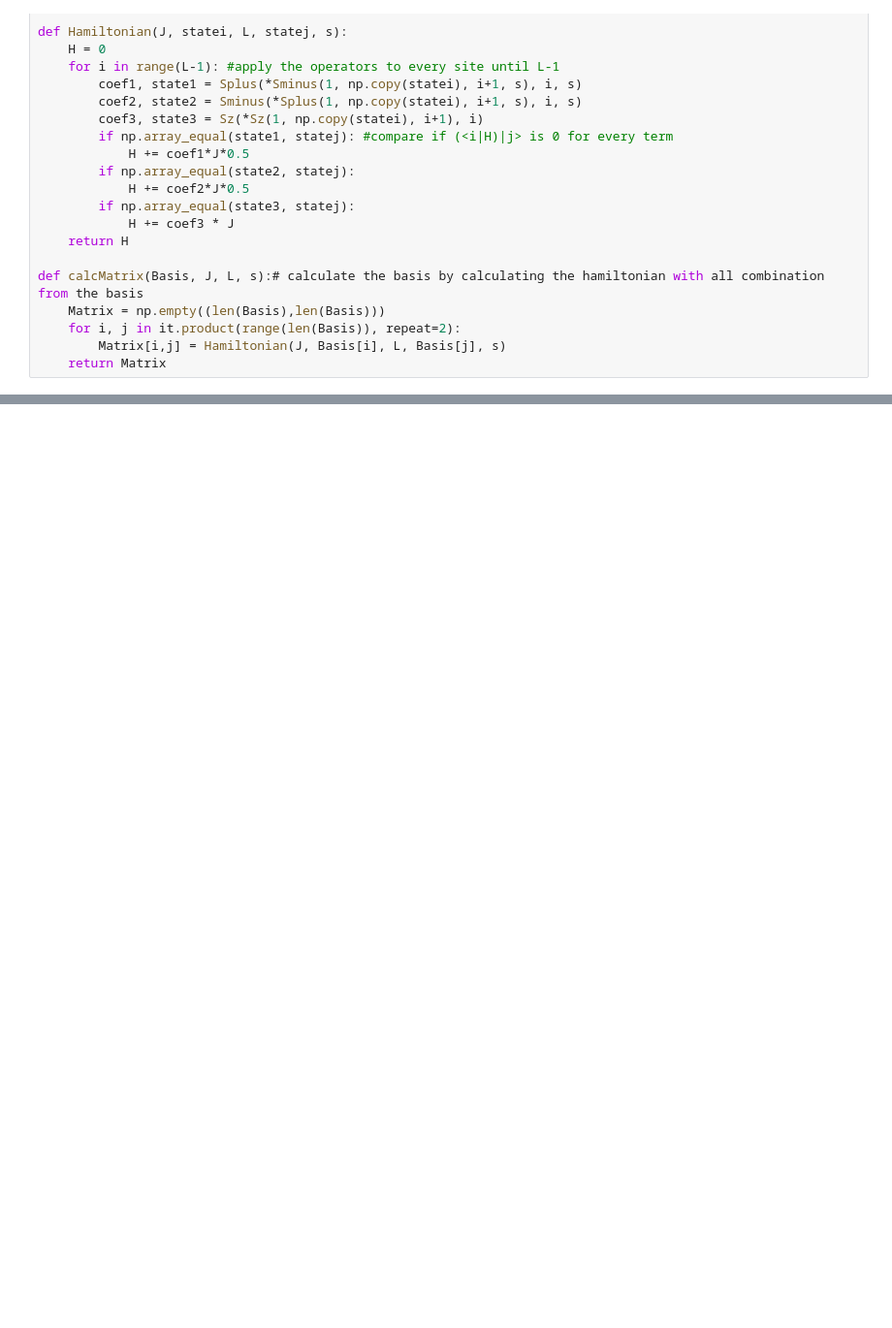
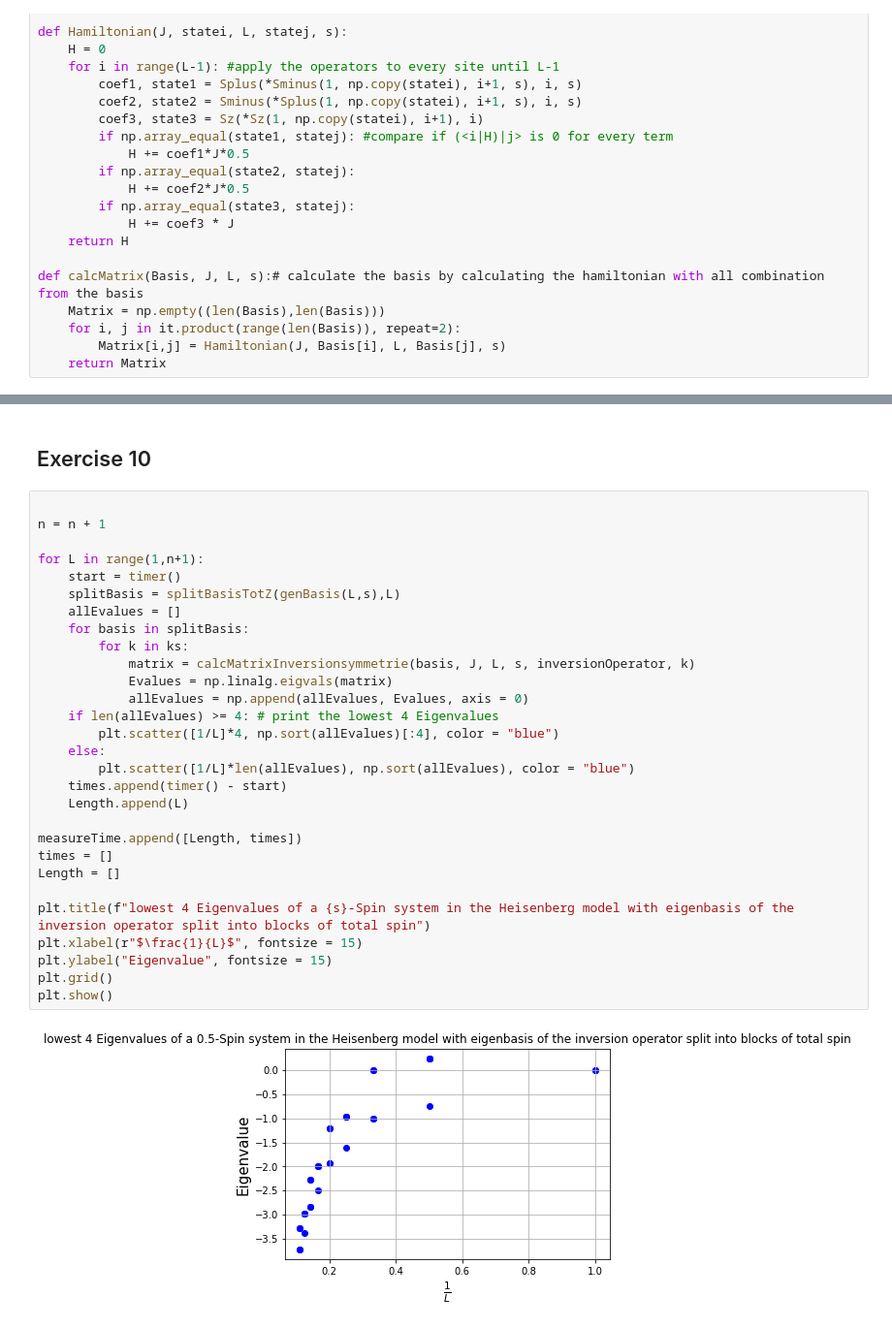
Before and after one commit to Leonhard-Moske/CMCMP, a Jupyter notebook: sheet3/physics767_sheet3_LeonhardMoske.ipynb, the cells around one changed output, grey strips where cells are left out. Shown at 97% size. Saved outputs shown, nothing was run; the diff lists cells and outputs as text; blank space fills up the shorter version.

```diff
--- a/sheet3/physics767_sheet3_LeonhardMoske.ipynb
+++ b/sheet3/physics767_sheet3_LeonhardMoske.ipynb
@@ -317,0 +314,33 @@ plt.show()
+# %% [markdown]
+## Exercise 10
+# %%
+
+n = n + 1
+
+for L in range(1,n+1):
+    start = timer()
+    splitBasis = splitBasisTotZ(genBasis(L,s),L)
+    allEvalues = []
+    for basis in splitBasis:
+        for k in ks:
+            matrix = calcMatrixInversionsymmetrie(basis, J, L, s, inversionOperator, k)
+            Evalues = np.linalg.eigvals(matrix)
+            allEvalues = np.append(allEvalues, Evalues, axis = 0)
+    if len(allEvalues) >= 4: # print the lowest 4 Eigenvalues
+        plt.scatter([1/L]*4, np.sort(allEvalues)[:4], color = "blue")
+    else:
+        plt.scatter([1/L]*len(allEvalues), np.sort(allEvalues), color = "blue")
+    times.append(timer() - start)
+    Length.append(L)
+
+measureTime.append([Length, times])
+times = []
+Length = []
+
+plt.title(f"lowest 4 Eigenvalues of a {s}-Spin system in the Heisenberg model with eigenbasis of the inversion operator split into blocks of total spin")
+plt.xlabel(r"$\frac{1}{L}$", fontsize = 15)
+plt.ylabel("Eigenvalue", fontsize = 15)
+plt.grid()
+plt.show()
+# %% [output]
+[figure, added]
```
Also changed, not shown: parts of 12 cells of this notebook, 1 other file.
